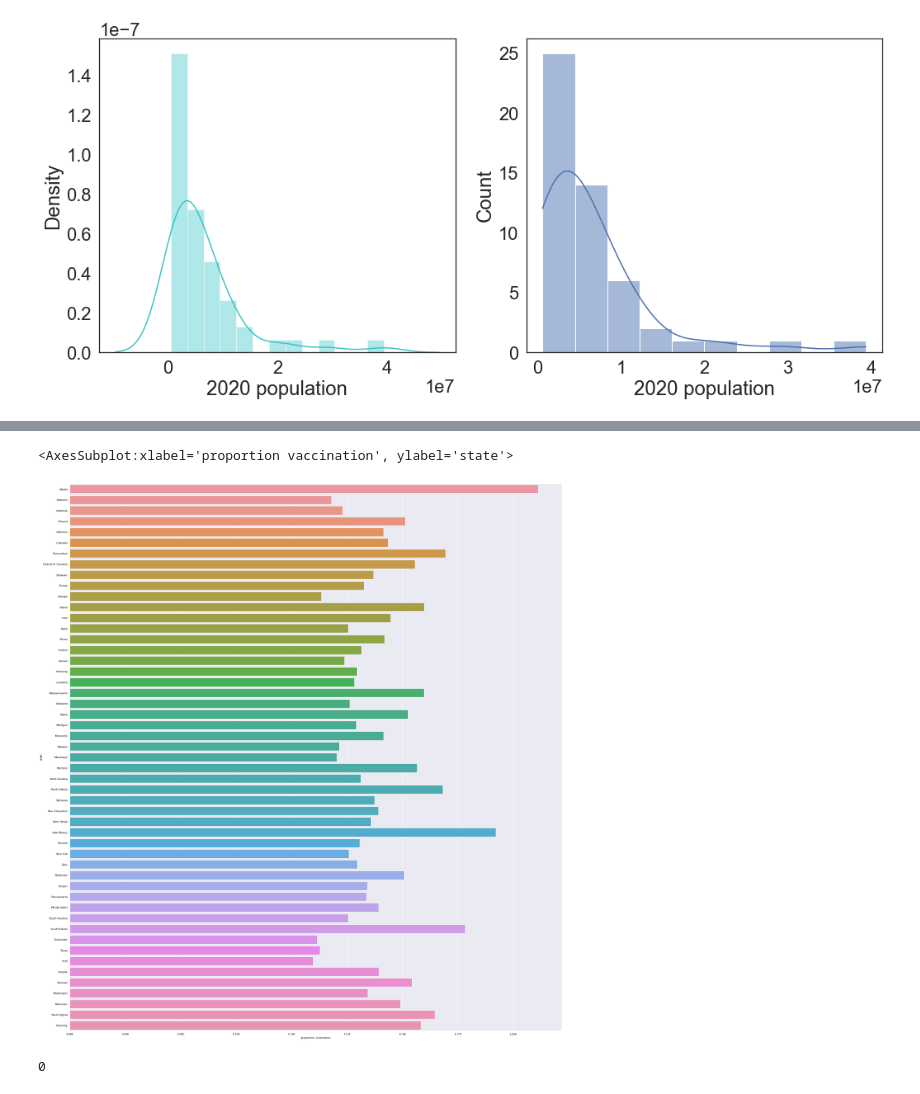
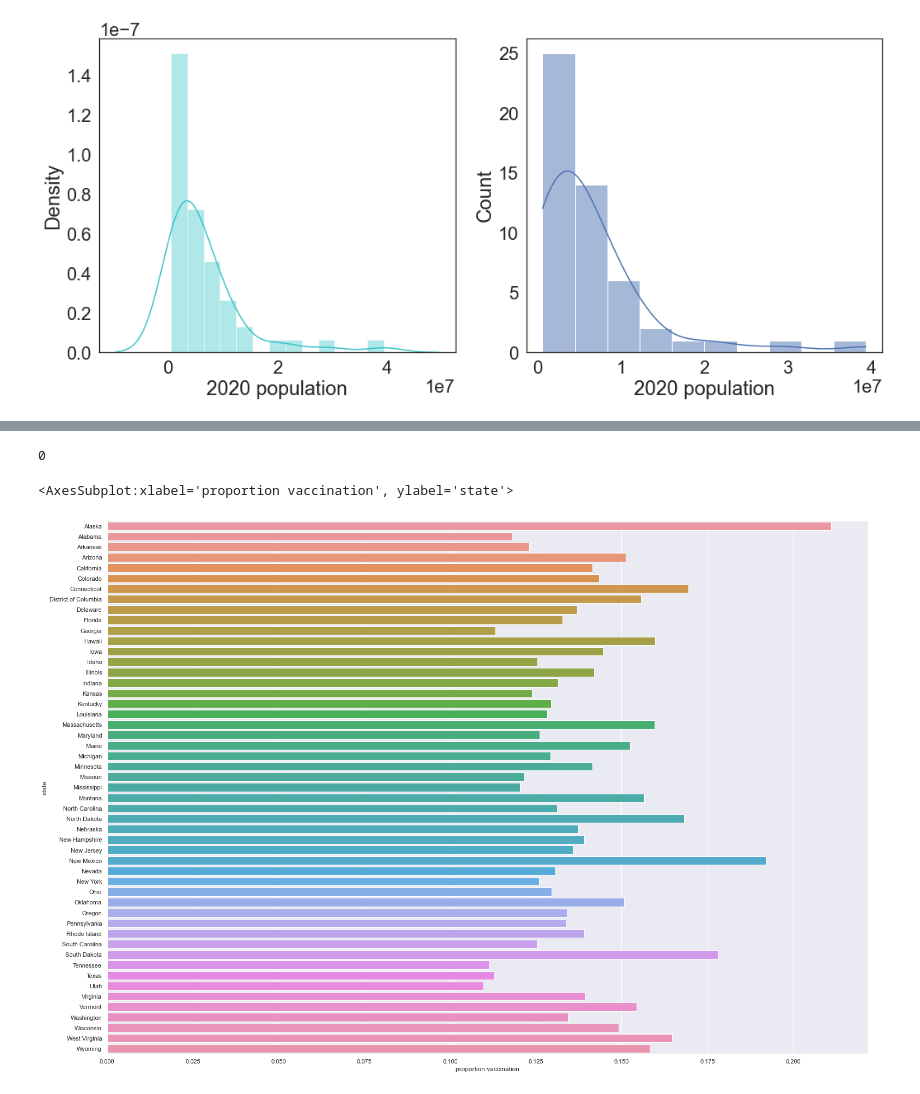
Before and after one commit to COGS108/group042_wi21, a Jupyter notebook: EDACheckpoint_group042.ipynb, the cells around one changed output, grey strips where cells are left out. Drawn from its saved outputs; the diff is of its cells as text; code cells hidden in the pictures.

```diff
--- a/EDACheckpoint_group042.ipynb
+++ b/EDACheckpoint_group042.ipynb
@@ -159,7 +190,7 @@ sns.histplot(population['2020 population'], bins=10, kde=True)
 <AxesSubplot:xlabel='2020 population', ylabel='Count'>
 [figure]
 # %%
-sns.set(rc={'figure.figsize':(35,40)})
+sns.set(rc={'figure.figsize':(25,18)})
 sns.barplot(x=population['2020 population'], y='state', data=population)
 # %% [output]
 <AxesSubplot:xlabel='2020 population', ylabel='state'>
@@ -168,13 +204,12 @@ sns.barplot(x=population['2020 population'], y='state', data=population)
 most_recent = merged_data[merged_data['date'] == '2021-02-23']
 most_recent = pd.merge(most_recent, population, on = ['state'], how='left')
 most_recent['proportion vaccination'] = most_recent['people vaccinated']/most_recent['2020 population']
+most_recent['people vaccinated'].isnull().sum()
+# %% [output]
+0
 # %%
-sns.set(rc={'figure.figsize':(35,40)})
+sns.set(rc={'figure.figsize':(25,18)})
 sns.barplot(x=most_recent['proportion vaccination'], y='state', data=most_recent)
 # %% [output]
 <AxesSubplot:xlabel='proportion vaccination', ylabel='state'>
-[figure, old version]
+[figure, new version]
-# %%
-most_recent['people vaccinated'].isnull().sum()
-# %% [output]
-0
```
Also changed, not shown: parts of 20 cells of this notebook.
